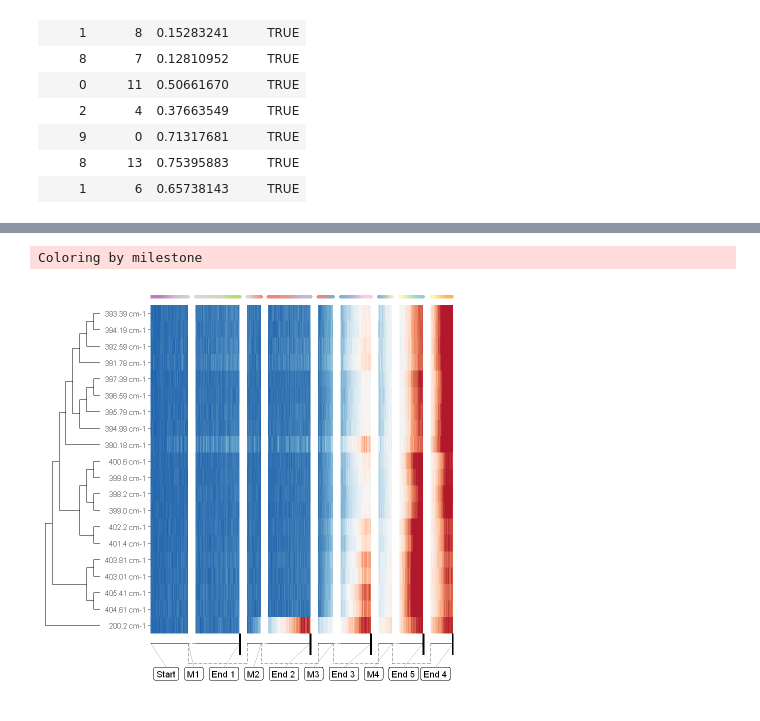
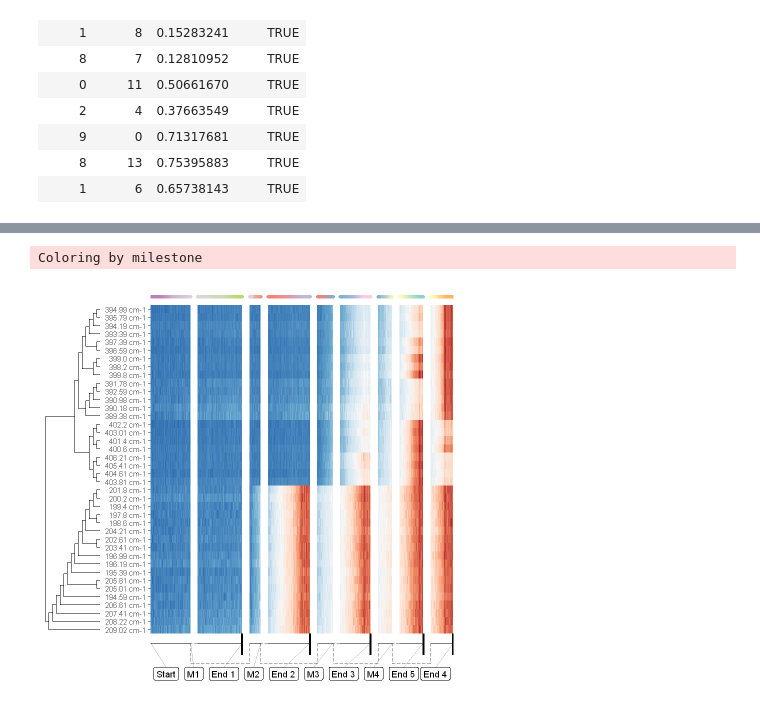
Before and after one commit to Bio-data-tricks/scRaman, a Jupyter notebook: Artificial_dataset/Dynverse artificial .ipynb, the cells around one changed output, grey strips where cells are left out. Cells and saved outputs as stored; diff of their text form; code cells hidden in the pictures.

```diff
--- a/Artificial_dataset/Dynverse artificial .ipynb
+++ b/Artificial_dataset/Dynverse artificial .ipynb
@@ -28,7 +39,9 @@ ERROR: Error in library.dynam(lib, package, package.lib): DLL 'cli' not found: m
 # %%
-# Open pickle file with pandas (à l'aide du package reticulate)
+# Open the pandas python package (reticulate package)
 pd <- import("pandas")
+
+# Open pickle file with pandas
 Spectra_dataframe <- pd$read_pickle("C:/Users/cosmic/Desktop/Jupyterbooks/Toy_Dataset_25_05_2021_12h.pkl")
-Spectra = Matrix(as.matrix(x),sparse=TRUE)
-WL_cm <- colnames(Spectra_dataframe)
-WL = as.numeric(substr(colnames(Spectra_dataframe),1,nchar(colnames(Spectra_dataframe))-5))
+
+# Some formatting...
+Spectra = Matrix(as.matrix(Spectra_dataframe),sparse=TRUE)
@@ -100,4 +117,7 @@ which will replace the existing scale.
 # %%
+WL_cm <- colnames(Spectra_dataframe)
+WL = as.numeric(substr(colnames(Spectra_dataframe),1,nchar(colnames(Spectra_dataframe))-5))
+
 group_id <- data.frame(as.numeric(model_paga$grouping))
 colnames(group_id)<-c('Leiden')
 colnames(Spectra_dataframe) <- WL
@@ -122,12 +142,10 @@ c <- ggplot(cluster2, aes(x = variable, y = value))+
     xlab("Wavenumbers (cm-1)")+
     ylim(0, 1)+
     ylab("Raman intensities (AU)")+
-    labs(title = "Raman spectra of Start and Ends of trajectories")+
+    labs(title = "Raman spectra centroids")+
     scale_color_manual(values=c(color[0:15]),name = "Spectra",
                       breaks = c("0","1","2","3","4","5","6","7","8","9","10","11","12","13","14"))
-
-ggsave(file="centroides.svg", plot=c, width=width, height=height, bg = "transparent")
-ggsave(file="centroides.tiff", plot=c, width=width, height=height, bg = "transparent")
-
 c
+#ggsave(file="centroides.svg", plot=c, width=width, height=height, bg = "transparent")
+#ggsave(file="centroides.tiff", plot=c, width=width, height=height, bg = "transparent")
 # %% [output]
@@ -334,20 +347,20 @@ features <- overall_feature_importances %>%
 # %%
 overall_feature_importances <- dynfeature::calculate_overall_feature_importance(simplified)
 features <- overall_feature_importances %>%
-  top_n(20, importance) %>%
+  top_n(40, importance) %>%
   pull(feature_id)
 
 heatmap <- plot_heatmap(simplified,
              expression_source = dataset$expression,
              features_oi = features,
              clust = "ward.D2",
              margin = 0.03,
-             scale = dynutils::scale_quantile
+             scale = dynutils::scale_minmax
              )
 
-ggsave(file="heatmap_20.tiff", plot=heatmap, width=12, height=12, bg = "transparent")
-ggsave(file="heatmap_20.svg", plot=heatmap, width=12, height=12, bg = "transparent")
+#ggsave(file="heatmap_20.tiff", plot=heatmap, width=12, height=12, bg = "transparent")
+#ggsave(file="heatmap_20.svg", plot=heatmap, width=12, height=12, bg = "transparent")
 heatmap
 # %% [output]
 Coloring by milestone
-[figure, old version]
+[figure, new version]
```
Also changed, not shown: parts of 51 cells of this notebook.
